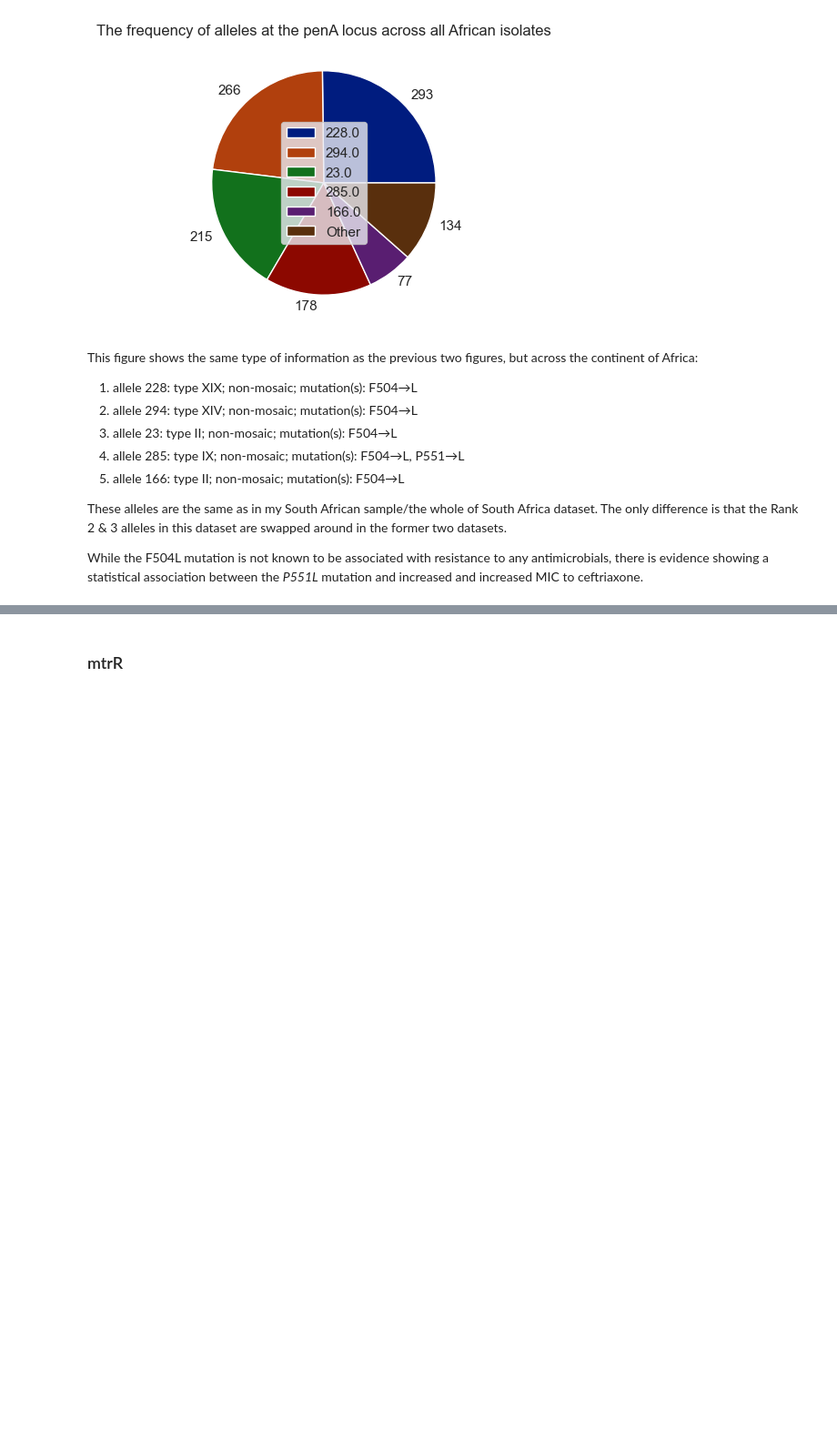
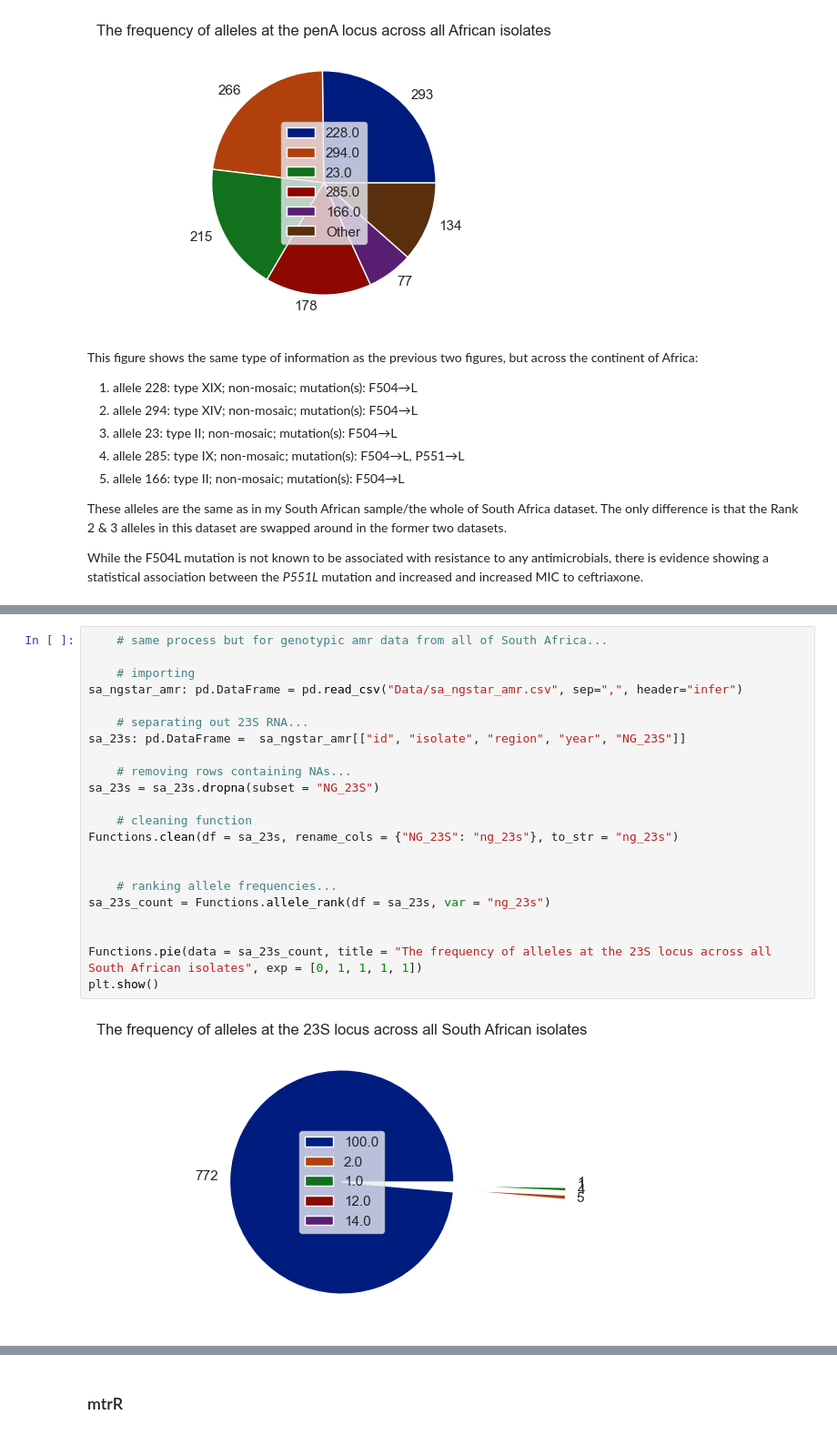
Before and after one commit to watchlotr/NGonorrhoeae_Y4, a Jupyter notebook: NG_Figures.ipynb, the cells around one changed output, grey strips where cells are left out. Shown at 91% size. Saved outputs shown, nothing was run; the diff lists cells and outputs as text; blank space fills up the shorter version.

```diff
--- a/NG_Figures.ipynb
+++ b/NG_Figures.ipynb
@@ -930,0 +935,24 @@ This pie chart shows the frequency of alleles at the 23S locus (under the NG-STA
+# %%
+    # same process but for genotypic amr data from all of South Africa...
+
+    # importing
+sa_ngstar_amr: pd.DataFrame = pd.read_csv("Data/sa_ngstar_amr.csv", sep=",", header="infer")
+
+    # separating out 23S RNA...
+sa_23s: pd.DataFrame =  sa_ngstar_amr[["id", "isolate", "region", "year", "NG_23S"]]
+
+    # removing rows containing NAs...
+sa_23s = sa_23s.dropna(subset = "NG_23S")
+
+    # cleaning function
+Functions.clean(df = sa_23s, rename_cols = {"NG_23S": "ng_23s"}, to_str = "ng_23s")
+
+
+    # ranking allele frequencies...
+sa_23s_count = Functions.allele_rank(df = sa_23s, var = "ng_23s")
+
+
+Functions.pie(data = sa_23s_count, title = "The frequency of alleles at the 23S locus across all South African isolates", exp = [0, 1, 1, 1, 1])
+plt.show()
+# %% [output]
+[figure, added]
```
Also changed, not shown: parts of 15 cells of this notebook, 1 other file.
